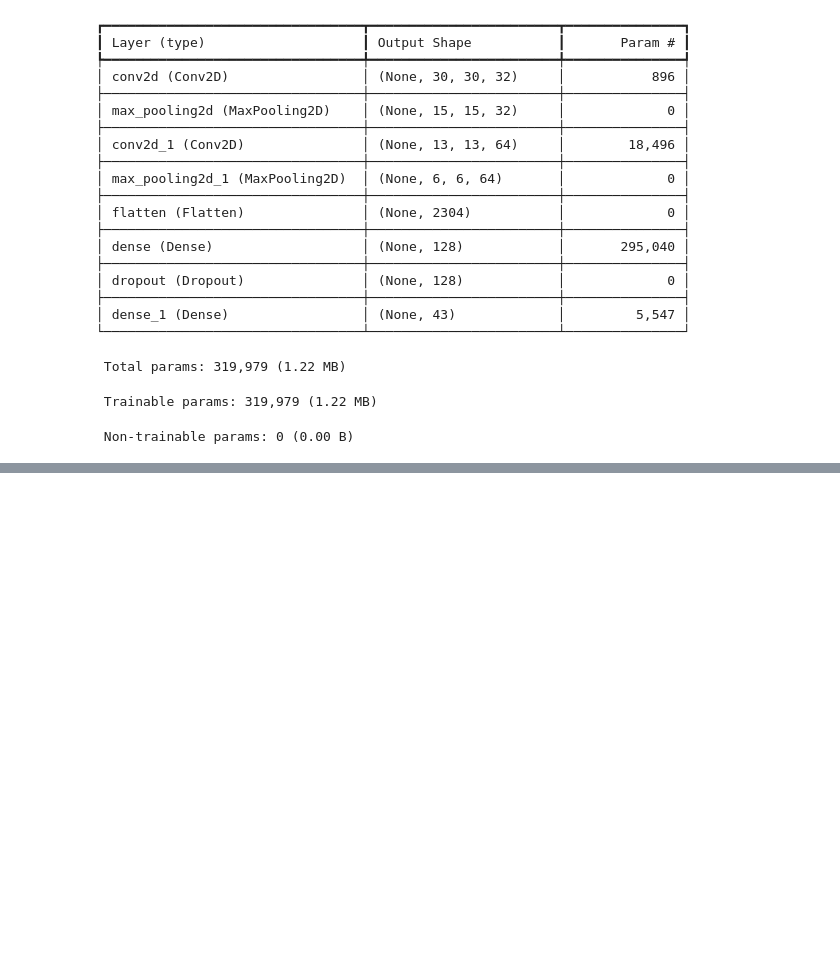
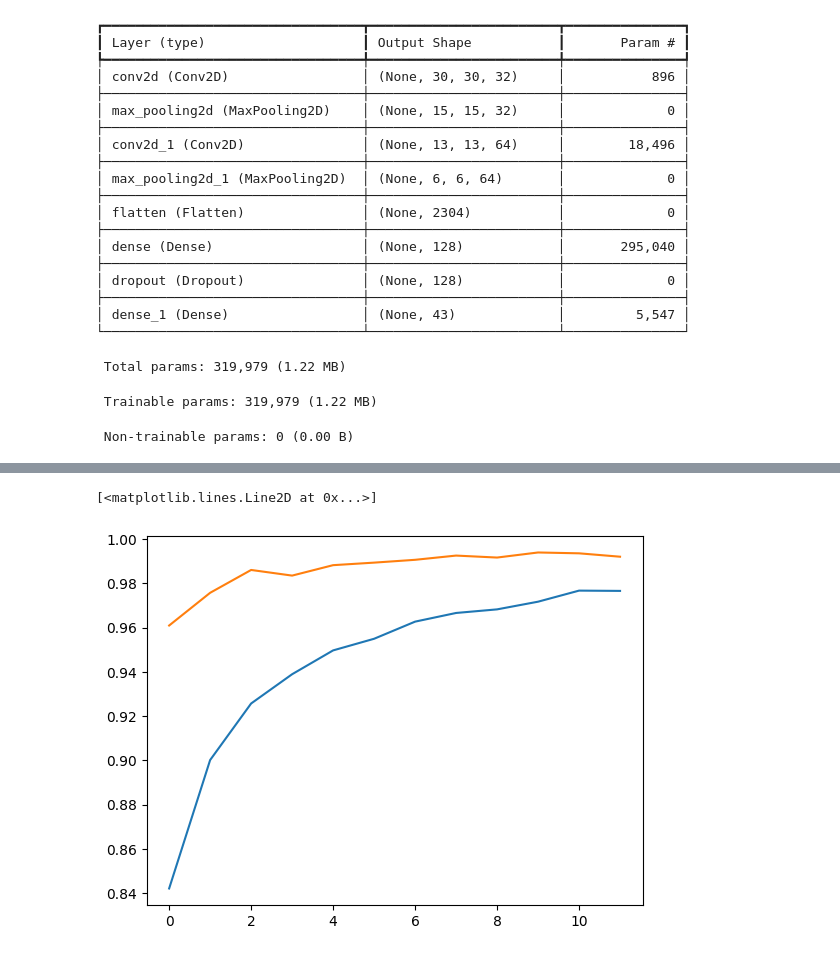
Before and after one commit to ichzann/German-Traffic-Sign-Recognition-CNN, a Jupyter notebook: Ml_Traffic_signs.ipynb, the cells around one changed output, grey strips where cells are left out. Drawn from its saved outputs; the diff is of its cells as text; code cells hidden in the pictures; blank space fills up the shorter version.

```diff
--- a/Ml_Traffic_signs.ipynb
+++ b/Ml_Traffic_signs.ipynb
@@ -50,19 +50,21 @@ y_train = np.array(labels)
 from sklearn.model_selection import train_test_split
 from tensorflow.keras.utils import to_categorical
 
-x_train, y_train, y_validation, x_validation = train_test_split(
-    x_train,
-    y_train,
+X_train, X_val, y_train, y_val = train_test_split(
+    x_train, # Ihre 100% Bilder
+    y_train, # Ihre 100% Labels
     test_size=0.2,
     random_state=42,
-    stratify=y_train
+    stratify=y_train # Stratify anhand der Original-Labels
 )
 
 print(f"x_train shape: {x_train.shape}")
-print(f"x_validation shape: {x_validation.shape}")
+print(f"x_validation shape: {X_val.shape}")
 print(f"y_train shape: {y_train.shape}")
-print(f"y_validation shape: {y_validation.shape}")
+print(f"y_validation shape: {y_val.shape}")
 
 y_train_catego = to_categorical(y_train, num_clases)
-y_validation_catego = to_categorical(y_validation, num_clases)
+y_validation_catego = to_categorical(y_val, num_clases)
+
+print(y_train_catego.shape)
 # %% [output]
@@ -144,10 +133,10 @@ Model: "sequential"
 # %%
 train_epochs = 12
 history = model.fit(
-    x_validation,
+    X_train,
     y_train_catego,
     epochs = 12,
-    validation_data= (x_validation, y_train_catego),
+    validation_data= (X_val, y_validation_catego),
     batch_size=32
 )
 
@@ -160,0 +162,8 @@ Invalid input shape for input Tensor("sequential_1/Cast:0", shape=(None,), dtype
+# %%
+import matplotlib.pyplot as plt
+
+plt.plot(history.history['accuracy'])
+plt.plot(history.history["val_accuracy"])
+# %% [output]
+[<matplotlib.lines.Line2D at 0x...>]
+[figure, added]
```
Also changed, not shown: parts of 4 cells of this notebook.
